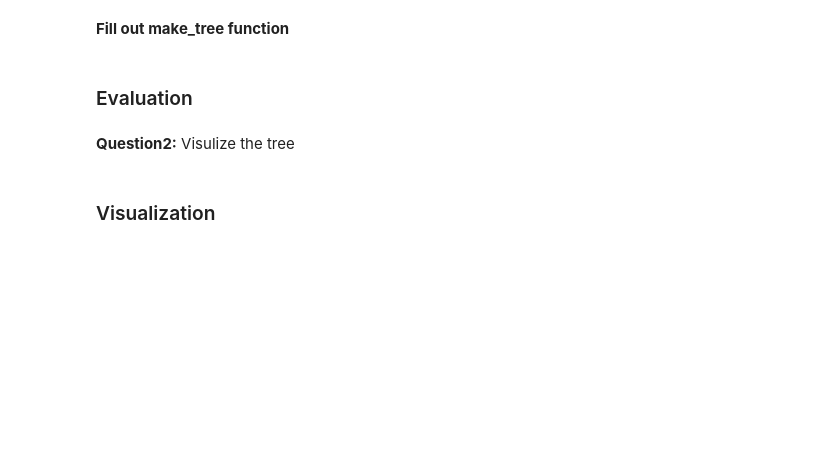
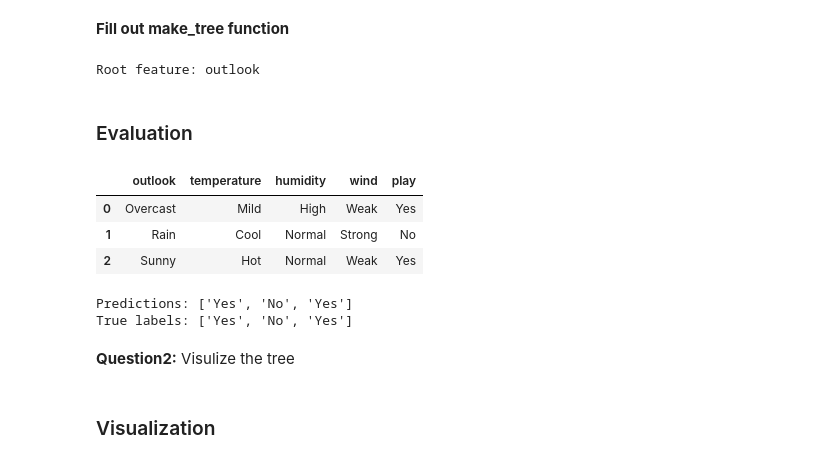
Before and after one commit to viviantram03/labb-1, a Jupyter notebook: Lab2.1-decision_trees.ipynb, the cells around one changed output. Cells and saved outputs as stored; diff of their text form; code cells hidden in the pictures; blank space fills up the shorter version.

```diff
--- a/Lab2.1-decision_trees.ipynb
+++ b/Lab2.1-decision_trees.ipynb
@@ -274,16 +269,21 @@ def make_tree(data, target):
     return node
     # TODO end
 # %%
-tree = make_tree(data, 'play')
-tree
-
-tree.feature
+tree_root = make_tree(data, 'play')
+print("Root feature:", tree_root.feature)
+# %% [output]
+Root feature: outlook
 # %% [markdown]
 ### Evaluation
 # %%
-data_test = pd.read_csv('data/baseball-test.csv')
+data_test = pd.read_csv('https://raw.githubusercontent.com/Azadshokrollahi/Artificial-intelligence-for-data-science-/refs/heads/main/Lab2-Data/baseball-test.csv')
 data_test.columns = ['outlook', 'temperature', 'humidity', 'wind', 'play']
 data_test
+# %% [output]
+|  | outlook | temperature | humidity | wind | play |
+| 0 | Overcast | Mild | High | Weak | Yes |
+| 1 | Rain | Cool | Normal | Strong | No |
+| 2 | Sunny | Hot | Normal | Weak | Yes |
 # %%
 # TODO : Implement predict(node, sample_dict) -> label
 def predict(node, sample):
@@ -293,7 +293,7 @@ def predict(node, sample):
     """
 
     if node.feature is None:
-        return ................                                                         #(11)
+        return node.label                                                                    #(11)
 
     feature_value = sample[node.feature]
 
@@ -301,10 +301,15 @@ def predict(node, sample):
         return predict(node.children[feature_value], sample)
     else:
         # simple fallback: return current node's most frequent descendant label
-        return ...............                                                           #(12)
+        return data['play'].mode()[0]                                                        #(12)
 
 
-[predict(......., .........) for _, sample in data_test.iterrows()]                      #(13)
+preds = [predict(tree_root, sample.to_dict()) for _, sample in data_test.iterrows()]         #(13)
+print("Predictions:", preds)
+print("True labels:", data_test['play'].tolist())
+# %% [output]
+Predictions: ['Yes', 'No', 'Yes']
+True labels: ['Yes', 'No', 'Yes']
 # %% [markdown]
 <font color='#GG15D'>**Question2:**</font> <font color='#EE15D'> Visulize the tree
 # %% [markdown]
```
Also changed, not shown: parts of 9 cells of this notebook.
